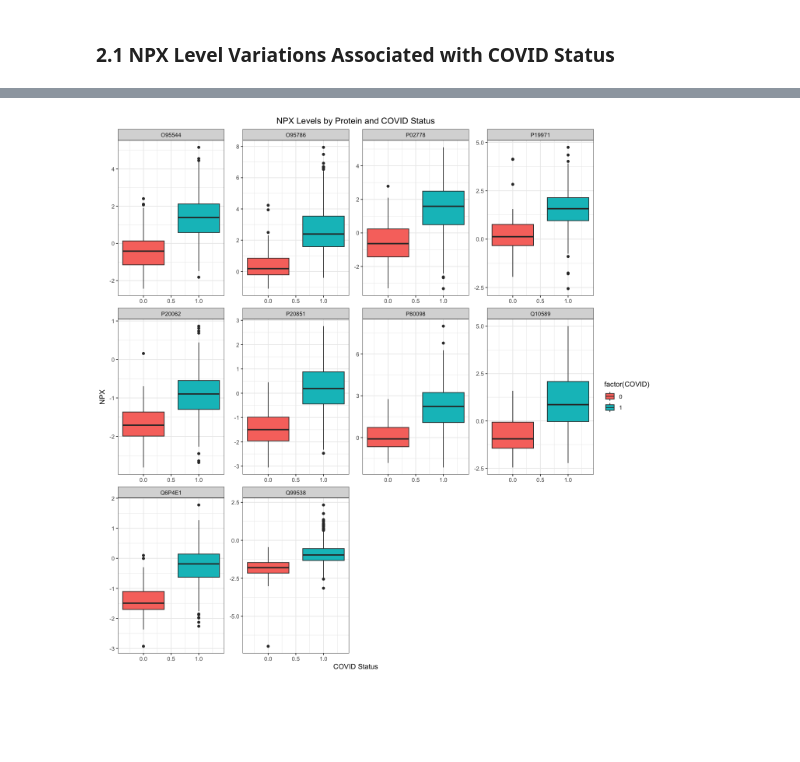
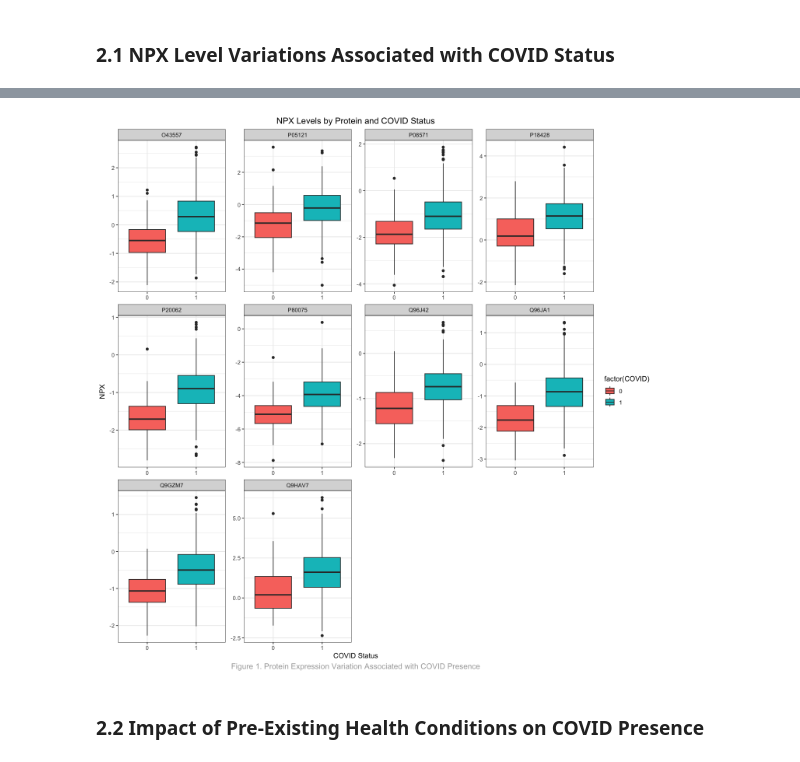
Before and after one commit to jlee2843/covid-analysis, a Jupyter notebook: book/_build/jupyter_execute/notes/analysis.ipynb, the cells around one changed output, grey strips where cells are left out. Cells and saved outputs as stored; diff of their text form; code cells hidden in the pictures; blank space fills up the shorter version.

```diff
--- a/book/_build/jupyter_execute/notes/analysis.ipynb
+++ b/book/_build/jupyter_execute/notes/analysis.ipynb
@@ -156,0 +305,15 @@ A data.frame: 6 x 59
+# %%
+normality_results <- join_df |>
+  group_by(UniProt) |>
+  summarise(
+    shapiro_test = list(shapiro.test(NPX)), .groups = "drop") |>
+  mutate(shapiro_test = map(shapiro_test, tidy)) |>
+  unnest(shapiro_test)
+
+normality_df <- data.frame(normality_results) |>
+  filter(p.value >= 0.05)
+
+normality_list <- normality_df |> pull(UniProt)
+
+head(normality_df)
+print(normality_list)
@@ -156,0 +336,3 @@ A data.frame: 6 x 59
+# %%
+filter_for_proteins <- intersect(homogenity_list, normality_list)
+filter_for_proteins
@@ -156,0 +345,6 @@ A data.frame: 6 x 59
+# %%
+filtered_df <- join_df |>
+      filter(UniProt %in% filter_for_proteins)
+print(nrow(filtered_df))
+print(paste0("This filtered dataset contains ", length(filter_for_proteins), " unique proteins."))
+head(filtered_df)
@@ -196,7 +404,7 @@ compare_t_test <- function(data) {
   return(results)
 }
 
-protein_t_test_df <- compare_t_test(join_df)
+protein_t_test_df <- compare_t_test(filtered_df)
 head(protein_t_test_df)
 paste0("After removing non-significant relationships, ", nrow(protein_t_test_df), " proteins remain.")
 # %% [output]
@@ -221,16 +436,22 @@ top_10_proteins
 # %%
 options(repr.plot.width = 12, repr.plot.height = 12)
 
 visualize_top_10_proteins <- join_df |>
       filter(UniProt %in% top_10_proteins) |>
       ggplot(aes(x=COVID, y=NPX, fill=factor(COVID))) +
       geom_boxplot() +
       labs(title="NPX Levels by Protein and COVID Status",
             x="COVID Status",
-            y="NPX"
+            y="NPX",
+            caption = "Figure 1. Protein Expression Variation Associated with COVID Presence"
       ) + facet_wrap(~UniProt, scales = "free") +
       theme_bw() +
-      theme(plot.title=element_text(hjust = 0.5))
+      theme(
+            plot.title=element_text(hjust = 0.5),
+            plot.caption=element_text(hjust = 0.5, size=12, colour = "darkgrey"))
+
 visualize_top_10_proteins
 # %% [output]
-[figure, old version]
+[figure, new version]
+# %% [markdown]
+### 2.2 Impact of Pre-Existing Health Conditions on COVID Presence
```
Also changed, not shown: parts of 45 cells of this notebook, 27 other files.
